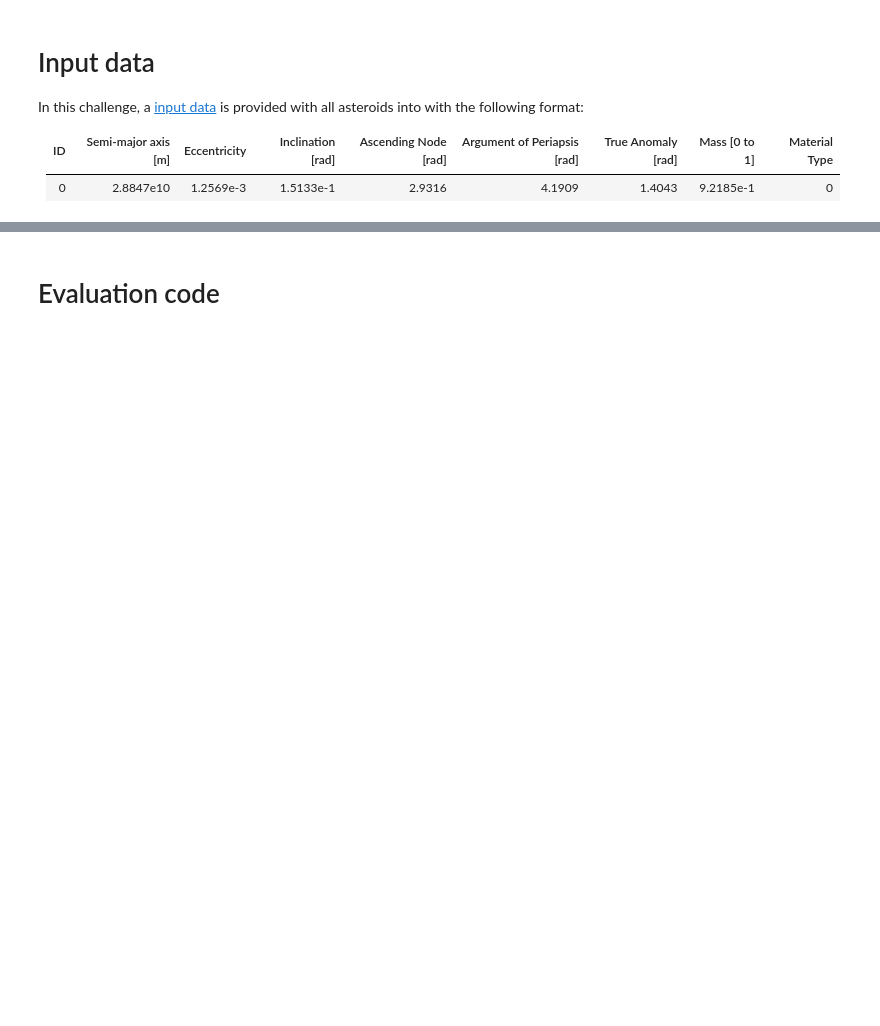
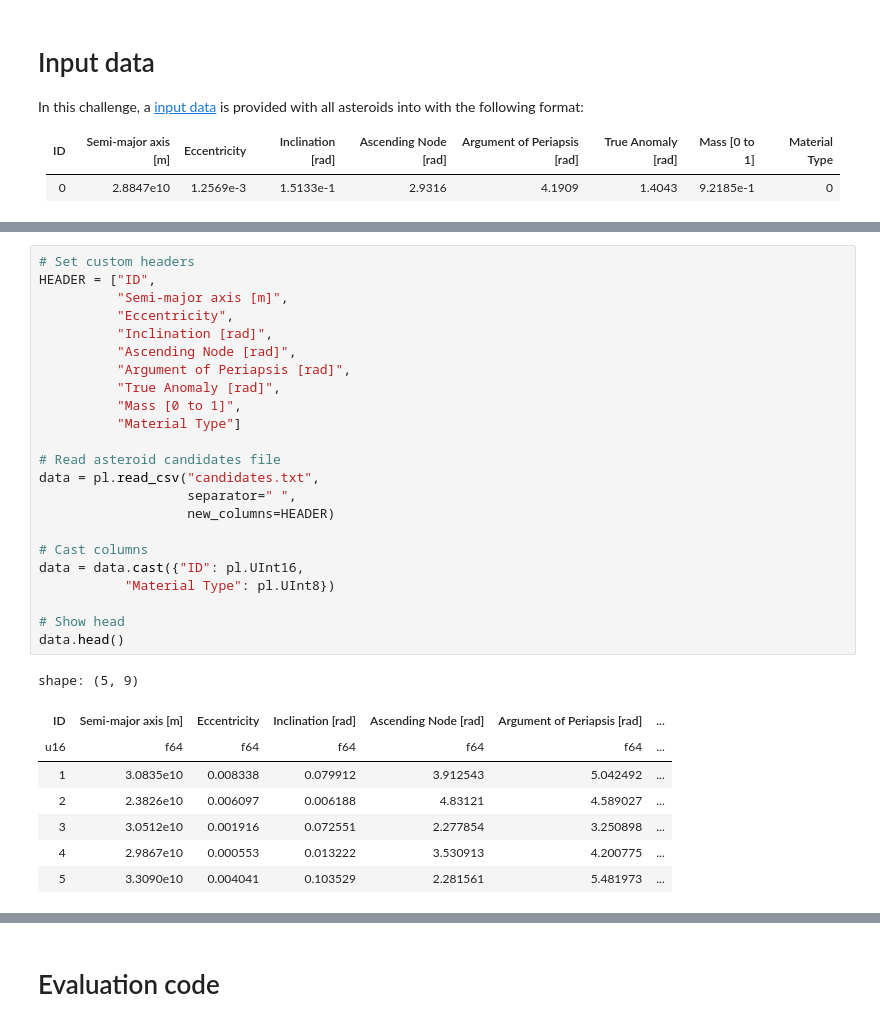
Before and after one commit to ocriado91/SpocMining, a Jupyter notebook: notebooks/00_intro_and_evalution_code.ipynb, the cells around one changed output, grey strips where cells are left out. Cells and saved outputs as stored; diff of their text form; blank space fills up the shorter version.

```diff
--- a/notebooks/00_intro_and_evalution_code.ipynb
+++ b/notebooks/00_intro_and_evalution_code.ipynb
@@ -74,0 +96,32 @@ candidates.txt      100%[===================>]   2.15M  3.16MB/s    in 0.7s
+# %%
+# Set custom headers
+HEADER = ["ID",
+          "Semi-major axis [m]",
+          "Eccentricity",
+          "Inclination [rad]",
+          "Ascending Node [rad]",
+          "Argument of Periapsis [rad]",
+          "True Anomaly [rad]",
+          "Mass [0 to 1]",
+          "Material Type"]
+
+# Read asteroid candidates file
+data = pl.read_csv("candidates.txt",
+                   separator=" ",
+                   new_columns=HEADER)
+
+# Cast columns
+data = data.cast({"ID": pl.UInt16,
+           "Material Type": pl.UInt8})
+
+# Show head
+data.head()
+# %% [output]
+shape: (5, 9)
+| ID | Semi-major axis [m] | Eccentricity | Inclination [rad] | Ascending Node [rad] | Argument of Periapsis [rad] | ... |
+| u16 | f64 | f64 | f64 | f64 | f64 | ... |
+| 1 | 3.0835e10 | 0.008338 | 0.079912 | 3.912543 | 5.042492 | ... |
+| 2 | 2.3826e10 | 0.006097 | 0.006188 | 4.83121 | 4.589027 | ... |
+| 3 | 3.0512e10 | 0.001916 | 0.072551 | 2.277854 | 3.250898 | ... |
+| 4 | 2.9867e10 | 0.000553 | 0.013222 | 3.530913 | 4.200775 | ... |
+| 5 | 3.3090e10 | 0.004041 | 0.103529 | 2.281561 | 5.481973 | ... |
```
Also changed, not shown: parts of 17 cells of this notebook.
